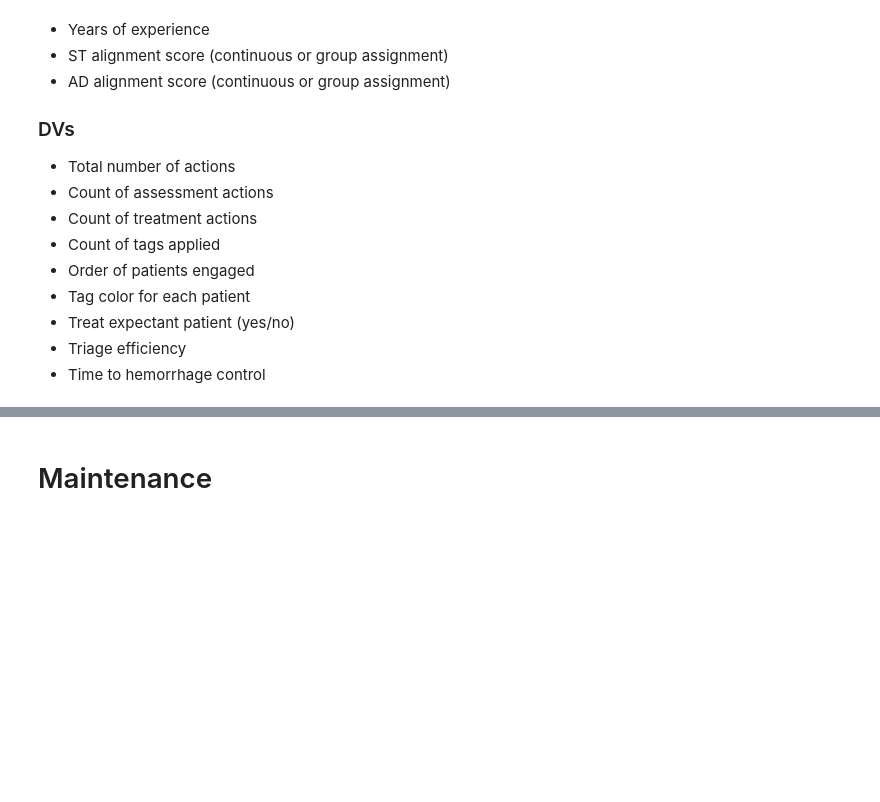
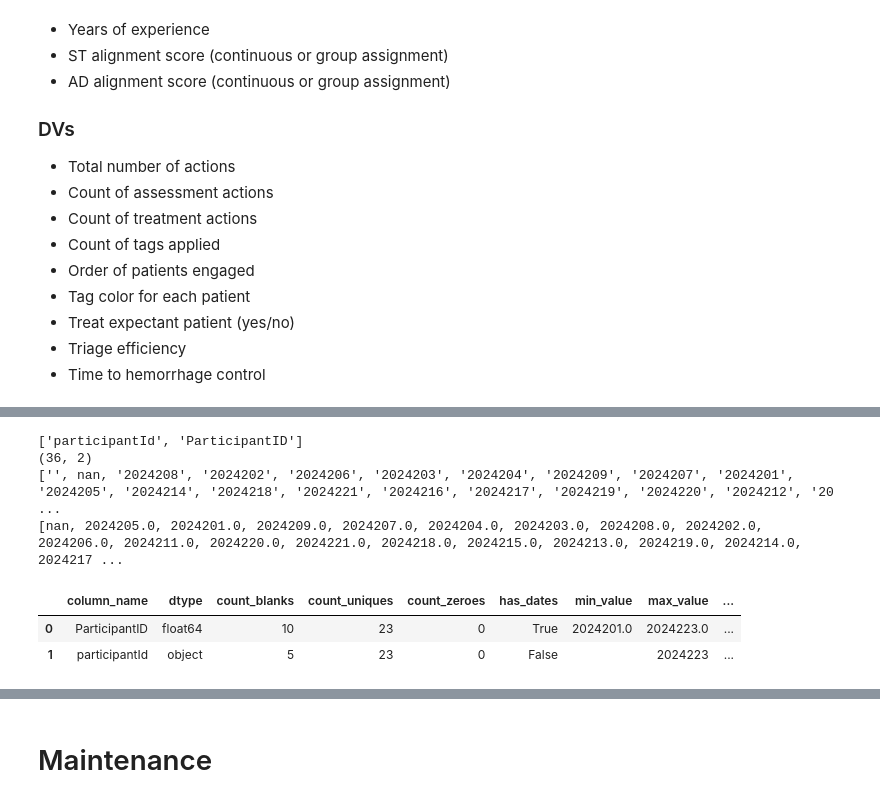
Before and after one commit to dbabbitt/itm-analysis-reporting-1, a Jupyter notebook: explorations/Metrics Evaluation Open World.ipynb, the cells around one changed output, grey strips where cells are left out. Drawn from its saved outputs; the diff is of its cells as text; code cells hidden in the pictures; blank space fills up the shorter version.

```diff
--- a/explorations/Metrics Evaluation Open World.ipynb
+++ b/explorations/Metrics Evaluation Open World.ipynb
@@ -603,0 +686,19 @@ PairGrid_obj = sns.pairplot(anova_df[participant_columns])
+# %%
+
+# Examine the participant ID columns
+columns_list = [cn for cn in file_stats_df.columns if 'partici' in cn.lower()]
+print(columns_list)
+df = file_stats_df[columns_list].drop_duplicates()
+print(df.shape)
+print(df.participantId.unique().tolist())
+print(df.ParticipantID.unique().tolist())
+column_descriptions_df = nu.get_column_descriptions(df)
+column_descriptions_df
+# %% [output]
+['participantId', 'ParticipantID']
+(36, 2)
+['', nan, '2024208', '2024202', '2024206', '2024203', '2024204', '2024209', '2024207', '2024201', '2024205', '2024214', '2024218', '2024221', '2024216', '2024217', '2024219', '2024220', '2024212', '20 ...
+[nan, 2024205.0, 2024201.0, 2024209.0, 2024207.0, 2024204.0, 2024203.0, 2024208.0, 2024202.0, 2024206.0, 2024211.0, 2024220.0, 2024221.0, 2024218.0, 2024215.0, 2024213.0, 2024219.0, 2024214.0, 2024217 ...
+|  | column_name | dtype | count_blanks | count_uniques | count_zeroes | has_dates | min_value | max_value | ... |
+| 0 | ParticipantID | float64 | 10 | 23 | 0 | True | 2024201.0 | 2024223.0 | ... |
+| 1 | participantId | object | 5 | 23 | 0 | False |  | 2024223 | ... |
```
Also changed, not shown: parts of 23 cells of this notebook, 4 other files.
